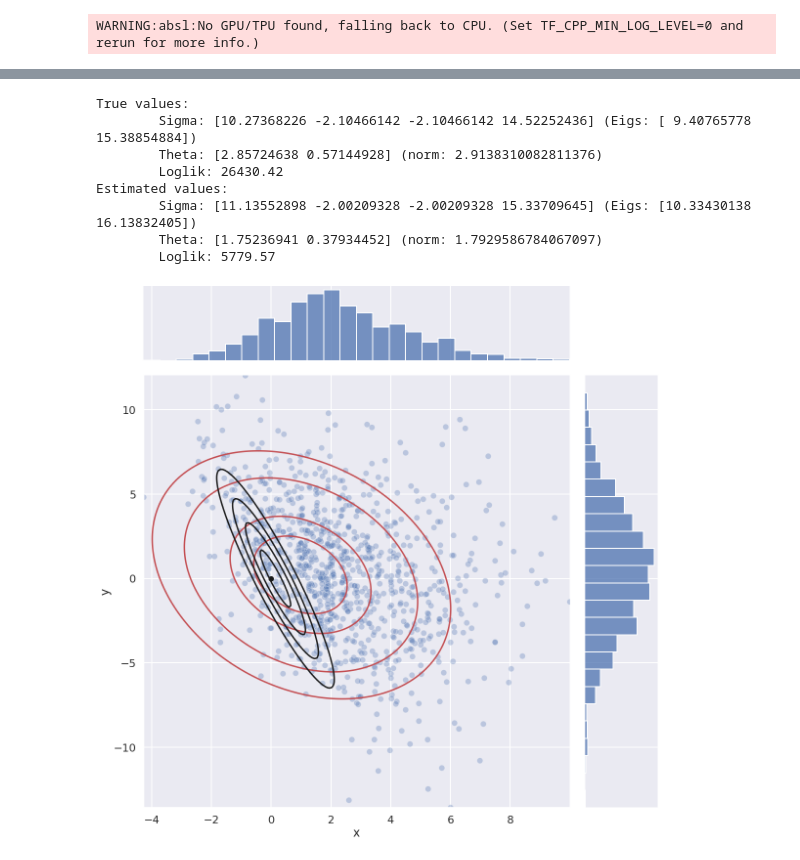
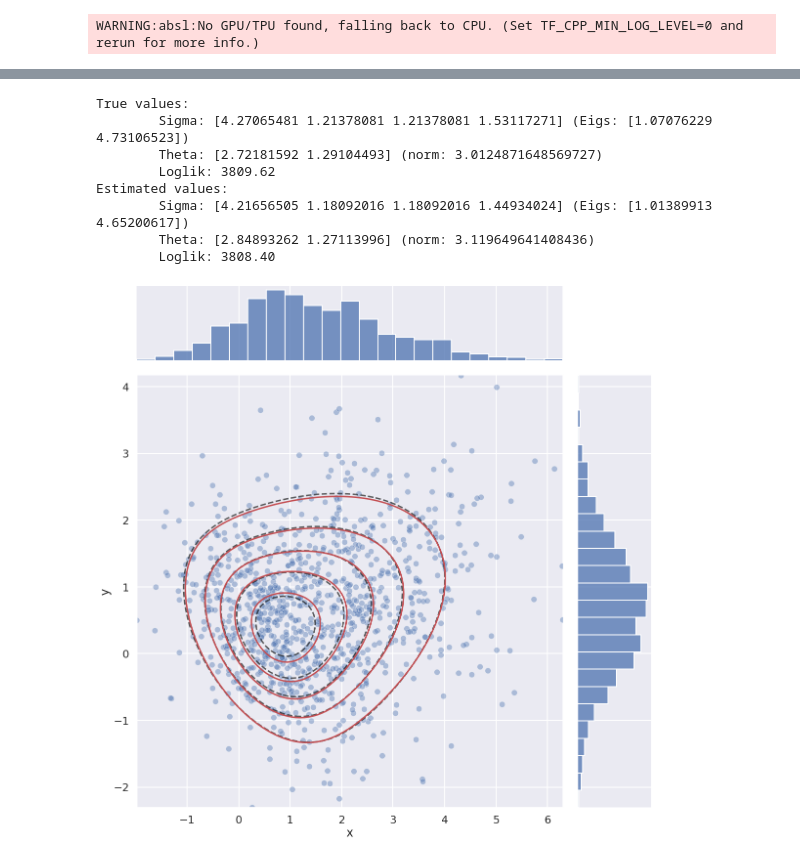
Before and after one commit to jschiavon/optispd, a Jupyter notebook: notebooks/Skewnormal.ipynb, the cells around one changed output, grey strips where cells are left out. Drawn from its saved outputs; the diff is of its cells as text; code cells hidden in the pictures.

```diff
--- a/notebooks/Skewnormal.ipynb
+++ b/notebooks/Skewnormal.ipynb
@@ -92,9 +95,9 @@ True values:
 # %%
 rng, key = random.split(rng)
-data = sample_skew(key, tmean, tcov, tskew, shape=(n,))
+data = sample_skew(key, tmean, tcov, tslant, shape=(n,))
 
 nloglik = jit(lambda x, y: - loglik_skew(x, y, data))
 
-true_loglik = nloglik(tcov, ttheta)
+true_loglik = nloglik(tcov, tslant)
 print("\tLoglik: {:.2f}".format(true_loglik))
 # %% [output]
@@ -161,27 +166,9 @@ while True:
     loglik_th = jit(lambda x: nloglik(sig, x))
     gradient_psi = jit(grad(loglik_th))
 
-    constrain = jnp.sqrt(jnp.min(jnp.linalg.eigvalsh(sig)))
-    const_fun = jit(lambda x: jnp.linalg.norm(x) ** 2)
-    jac = jit(grad(const_fun))
-    # hess = jit(lambda x, v: jvp(grad(const_th), (x,), (v,)))
-
-    if const_fun(th) > constrain:
-        print('{} > {}, rescaling theta'.format(const_fun(th), constrain))
-        rng, key = random.split(rng)
-        th_norm = random.uniform(key, maxval=constrain)
-        th = th / (jnp.linalg.norm(th) / th_norm)
-
-    norm_constr = NonlinearConstraint(const_fun,
-                                      0, constrain,
-                                      jac=jac,
-                                    #   hess=hess
-                                      )
-    # print('{} < {}'.format(const_th(theta), jnp.min(jnp.linalg.eigvalsh(sig))))
     res = minimize(loglik_th, th,
-                   method="slsqp",
+                   method="cg",
                    jac=gradient_psi,
-                   constraints=norm_constr,
                    tol=tol,
                    options={'maxiter':10}
                    )
@@ -233,7 +220,7 @@ plt.show()
 # %%
 print("True values:")
-print("\tSigma: {} (Eigs: {})".format(tcov.ravel(), tcov_e))
-print("\tTheta: {} (norm: {})".format(ttheta, jnp.linalg.norm(ttheta)))
+print("\tSigma: {} (Eigs: {})".format(tcov.ravel(), jnp.linalg.eigvalsh(tcov)))
+print("\tTheta: {} (norm: {})".format(tslant, jnp.linalg.norm(tslant)))
 print("\tLoglik: {:.2f}".format(true_loglik))
 
 print("Estimated values:")
@@ -242,10 +229,10 @@ print("\tTheta: {} (norm: {})".format(th, jnp.linalg.norm(th)))
 print("\tLoglik: {:.2f}".format(logl[-1]))
 # %% [output]
 True values:
-        Sigma: [10.27368226 -2.10466142 -2.10466142 14.52252436] (Eigs: [ 9.40765778 15.38854884])
-        Theta: [2.85724638 0.57144928] (norm: 2.9138310082811376)
-        Loglik: 26430.42
+        Sigma: [4.27065481 1.21378081 1.21378081 1.53117271] (Eigs: [1.07076229 4.73106523])
+        Theta: [2.72181592 1.29104493] (norm: 3.0124871648569727)
+        Loglik: 3809.62
 Estimated values:
-        Sigma: [11.13552898 -2.00209328 -2.00209328 15.33709645] (Eigs: [10.33430138 16.13832405])
-        Theta: [1.75236941 0.37934452] (norm: 1.7929586784067097)
-        Loglik: 5779.57
+        Sigma: [4.21656505 1.18092016 1.18092016 1.44934024] (Eigs: [1.01389913 4.65200617])
+        Theta: [2.84893262 1.27113996] (norm: 3.119649641408436)
+        Loglik: 3808.40
@@ -280,8 +239,14 @@ Z_true = prob_skew(xy, talpha, tcv)
 # %%
-g = sns.jointplot(data=data_skew, x='x', y='y', kind='scatter', alpha=0.3, height=16)
-g.ax_joint.plot([tmean[0]], [tmean[1]], 'ko', markersize=10)
-g.ax_joint.contour(x, y, Z_est.reshape(nl, nl).T, colors='r', levels=[0.01, 0.02, 0.04, 0.05])
-g.ax_joint.contour(x, y, Z_true.reshape(nl, nl).T, colors='k', levels=4)
-plt.show()
+l = 100
+x = jnp.linspace(jnp.min(data[:, 0]), jnp.max(data[:, 0]), l)
+y = jnp.linspace(jnp.min(data[:, 1]), jnp.max(data[:, 1]), l)
+xy = jnp.array(list(product(x, y)))
+Z_est = pdf_skew(xy, sig, th).reshape(l, l).T
+Z_tru = pdf_skew(xy, tcov, tslant).reshape(l, l).T
+
+g = sns.jointplot(data=plot_data, x='x', y='y', alpha=0.4, height=16)
+g.ax_joint.contour(x, y, Z_tru, colors='k', alpha=0.7, levels=5, linestyles='dashed')
+g.ax_joint.contour(x, y, Z_est, colors='r', levels=5)
+plt.show();
 # %% [output]
-[figure, old version]
+[figure, new version]
```
Also changed, not shown: parts of 10 cells of this notebook, 3 other files.
